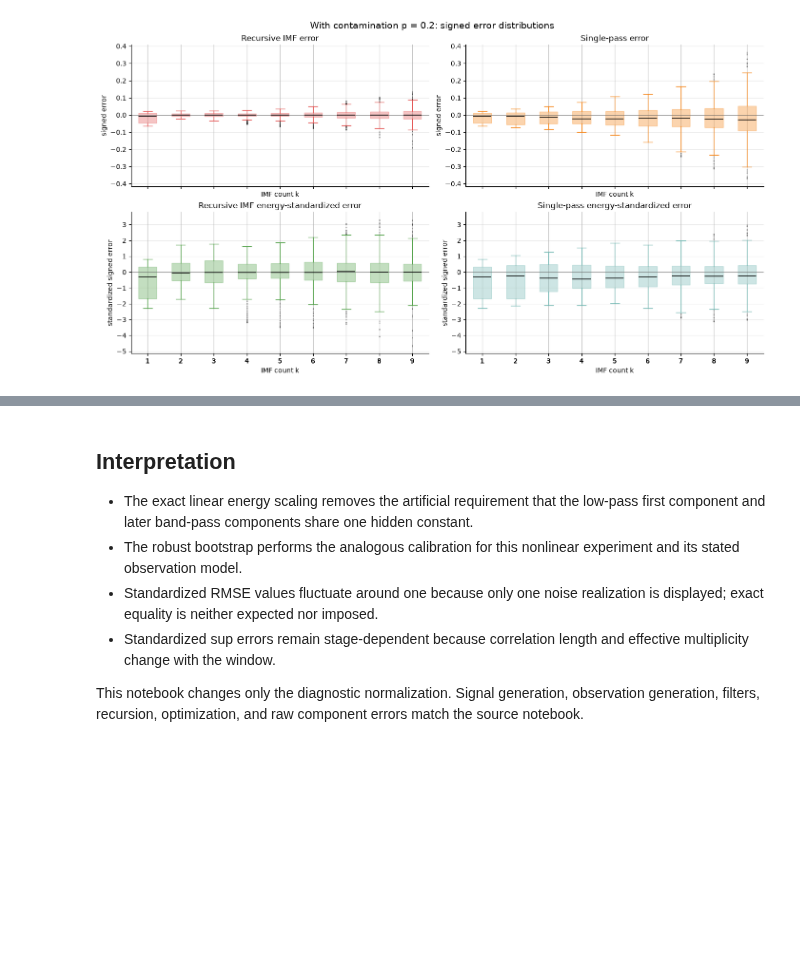
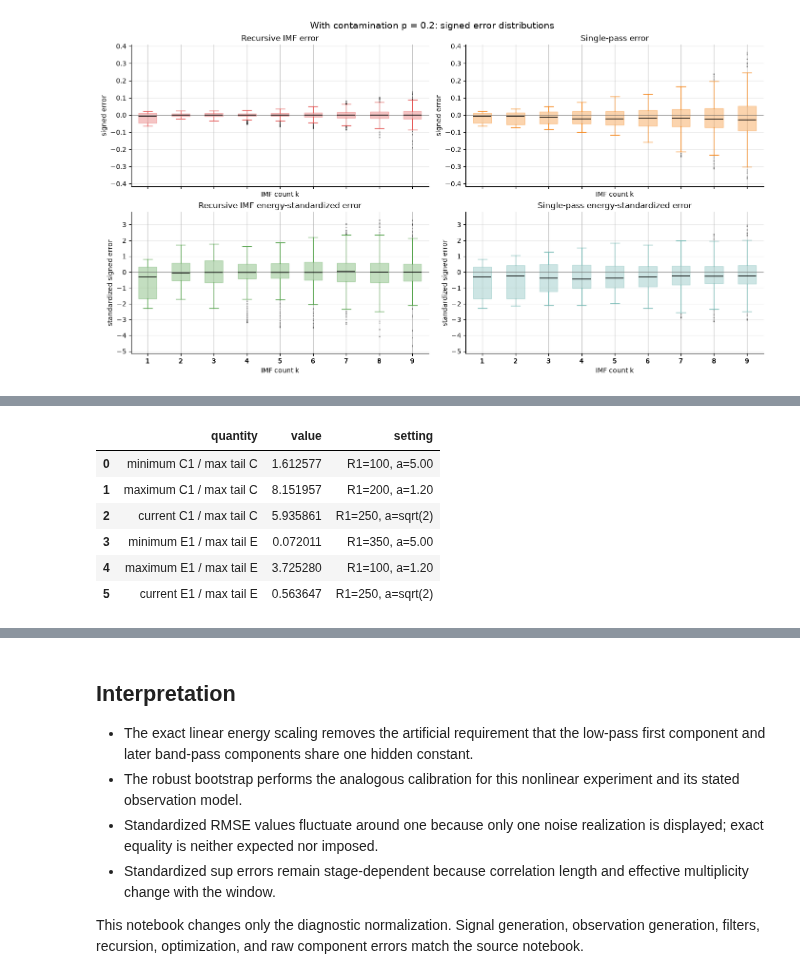
Before and after one commit to mkuziuk/imf, a Jupyter notebook: experiments/real-vs-calculated/gd_imf_real_vs_calculated_energy_scaled.ipynb, the cells around one changed output, grey strips where cells are left out. Cells and saved outputs as stored; diff of their text form; code cells hidden in the pictures; blank space fills up the shorter version.

```diff
--- a/experiments/real-vs-calculated/gd_imf_real_vs_calculated_energy_scaled.ipynb
+++ b/experiments/real-vs-calculated/gd_imf_real_vs_calculated_energy_scaled.ipynb
@@ -1561,0 +1642,90 @@ plt.show()
+# %%
+linear_sensitivity_stage_frames = []
+linear_sensitivity_rows = []
+for initial_radius in INITIAL_RADIUS_GRID:
+    for shrink_factor in SHRINK_FACTOR_GRID:
+        schedule = make_window_schedule_from_radius(initial_radius, shrink_factor)
+        stage_frame = exact_linear_operator_energies(schedule)
+        stage_frame["initial_radius"] = int(initial_radius)
+        stage_frame["initial_bandwidth"] = initial_radius / (n - 1)
+        stage_frame["shrink_factor"] = float(shrink_factor)
+        linear_sensitivity_stage_frames.append(stage_frame)
+
+        first = stage_frame.iloc[0]
+        tail = stage_frame.iloc[1:]
+        linear_sensitivity_rows.append({
+            "initial_radius": int(initial_radius),
+            "initial_bandwidth": initial_radius / (n - 1),
+            "shrink_factor": float(shrink_factor),
+            "shrink_factor_label": shrink_factor_label(shrink_factor),
+            "n_stages": len(stage_frame),
+            "normalized_first_to_max_tail": first["bandwidth_normalized_energy"] / tail["bandwidth_normalized_energy"].max(),
+            "normalized_first_to_median_tail": first["bandwidth_normalized_energy"] / tail["bandwidth_normalized_energy"].median(),
+            "raw_first_to_max_tail": first["raw_energy"] / tail["raw_energy"].max(),
+        })
+
+linear_sensitivity_stages = pd.concat(linear_sensitivity_stage_frames, ignore_index=True)
+linear_sensitivity_summary = pd.DataFrame(linear_sensitivity_rows)
+linear_minimum = linear_sensitivity_summary.loc[
+    linear_sensitivity_summary["normalized_first_to_max_tail"].idxmin()
+]
+linear_maximum = linear_sensitivity_summary.loc[
+    linear_sensitivity_summary["normalized_first_to_max_tail"].idxmax()
+]
+linear_raw_minimum = linear_sensitivity_summary.loc[
+    linear_sensitivity_summary["raw_first_to_max_tail"].idxmin()
+]
+linear_raw_maximum = linear_sensitivity_summary.loc[
+    linear_sensitivity_summary["raw_first_to_max_tail"].idxmax()
+]
+linear_current = linear_sensitivity_summary.loc[
+    (linear_sensitivity_summary["initial_radius"] == CURRENT_INITIAL_RADIUS)
+    & np.isclose(linear_sensitivity_summary["shrink_factor"], CURRENT_SHRINK_FACTOR)
+].iloc[0]
+
+assert len(linear_sensitivity_summary) == len(INITIAL_RADIUS_GRID) * len(SHRINK_FACTOR_GRID) == 66
+assert np.isfinite(linear_sensitivity_summary["normalized_first_to_max_tail"]).all()
+assert linear_sensitivity_summary["normalized_first_to_max_tail"].gt(0.0).all()
+assert linear_sensitivity_summary["raw_first_to_max_tail"].lt(1.0).any()
+
+linear_sensitivity_overview = pd.DataFrame([
+    {
+        "quantity": "minimum C1 / max tail C",
+        "value": linear_minimum["normalized_first_to_max_tail"],
+        "setting": f"R1={int(linear_minimum['initial_radius'])}, a={shrink_factor_label(linear_minimum['shrink_factor'])}",
+    },
+    {
+        "quantity": "maximum C1 / max tail C",
+        "value": linear_maximum["normalized_first_to_max_tail"],
+        "setting": f"R1={int(linear_maximum['initial_radius'])}, a={shrink_factor_label(linear_maximum['shrink_factor'])}",
+    },
+    {
+        "quantity": "current C1 / max tail C",
+        "value": linear_current["normalized_first_to_max_tail"],
+        "setting": f"R1={CURRENT_INITIAL_RADIUS}, a=sqrt(2)",
+    },
+    {
+        "quantity": "minimum E1 / max tail E",
+        "value": linear_raw_minimum["raw_first_to_max_tail"],
+        "setting": f"R1={int(linear_raw_minimum['initial_radius'])}, a={shrink_factor_label(linear_raw_minimum['shrink_factor'])}",
+    },
+    {
+        "quantity": "maximum E1 / max tail E",
+        "value": linear_raw_maximum["raw_first_to_max_tail"],
+        "setting": f"R1={int(linear_raw_maximum['initial_radius'])}, a={shrink_factor_label(linear_raw_maximum['shrink_factor'])}",
+    },
+    {
+        "quantity": "current E1 / max tail E",
+        "value": linear_current["raw_first_to_max_tail"],
+        "setting": f"R1={CURRENT_INITIAL_RADIUS}, a=sqrt(2)",
+    },
+])
+linear_sensitivity_overview
+# %% [output]
+|  | quantity | value | setting |
+| 0 | minimum C1 / max tail C | 1.612577 | R1=100, a=5.00 |
+| 1 | maximum C1 / max tail C | 8.151957 | R1=200, a=1.20 |
+| 2 | current C1 / max tail C | 5.935861 | R1=250, a=sqrt(2) |
+| 3 | minimum E1 / max tail E | 0.072011 | R1=350, a=5.00 |
+| 4 | maximum E1 / max tail E | 3.725280 | R1=100, a=1.20 |
+| 5 | current E1 / max tail E | 0.563647 | R1=250, a=sqrt(2) |
```
Also changed, not shown: parts of 8 cells of this notebook, 24 other files.
